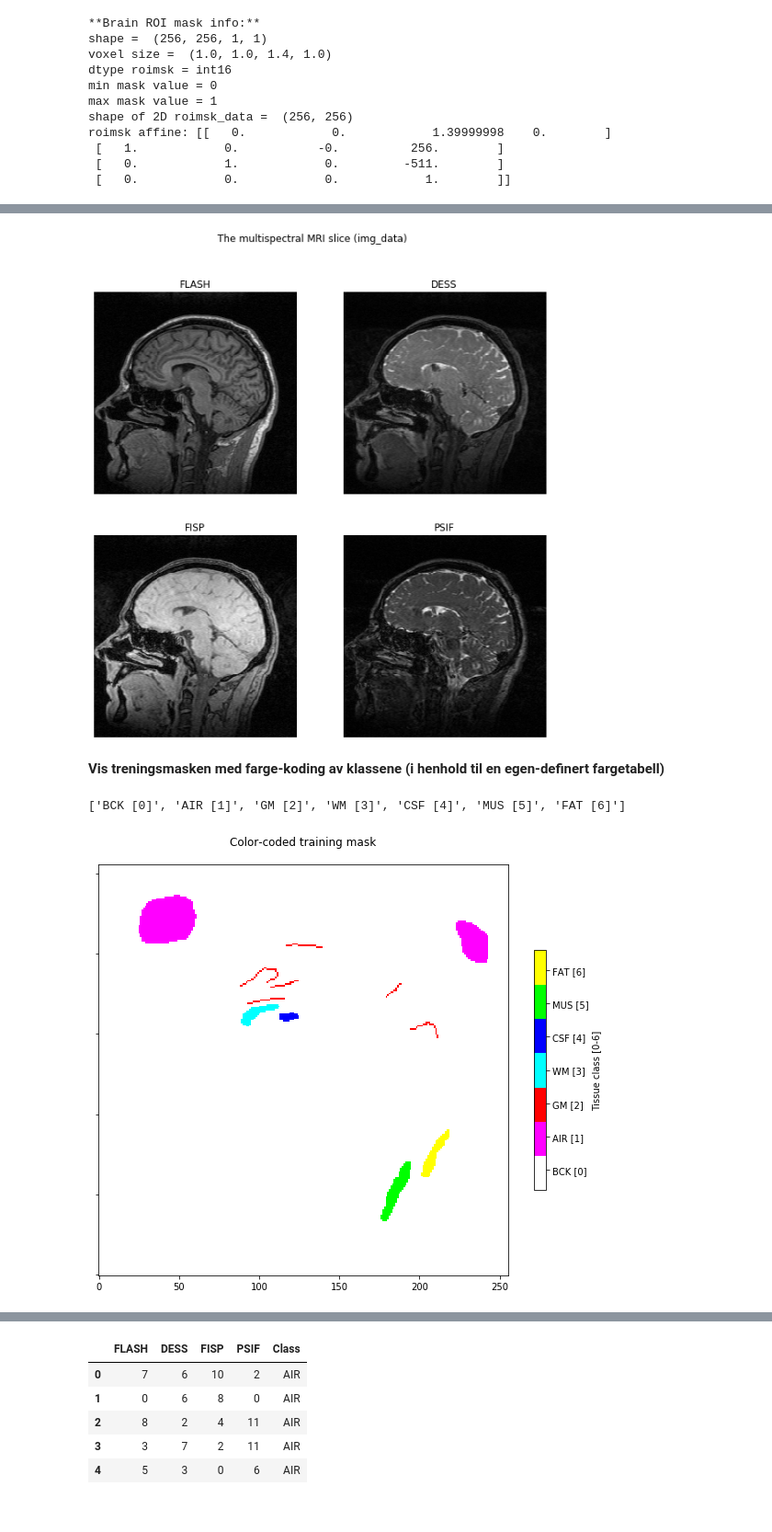
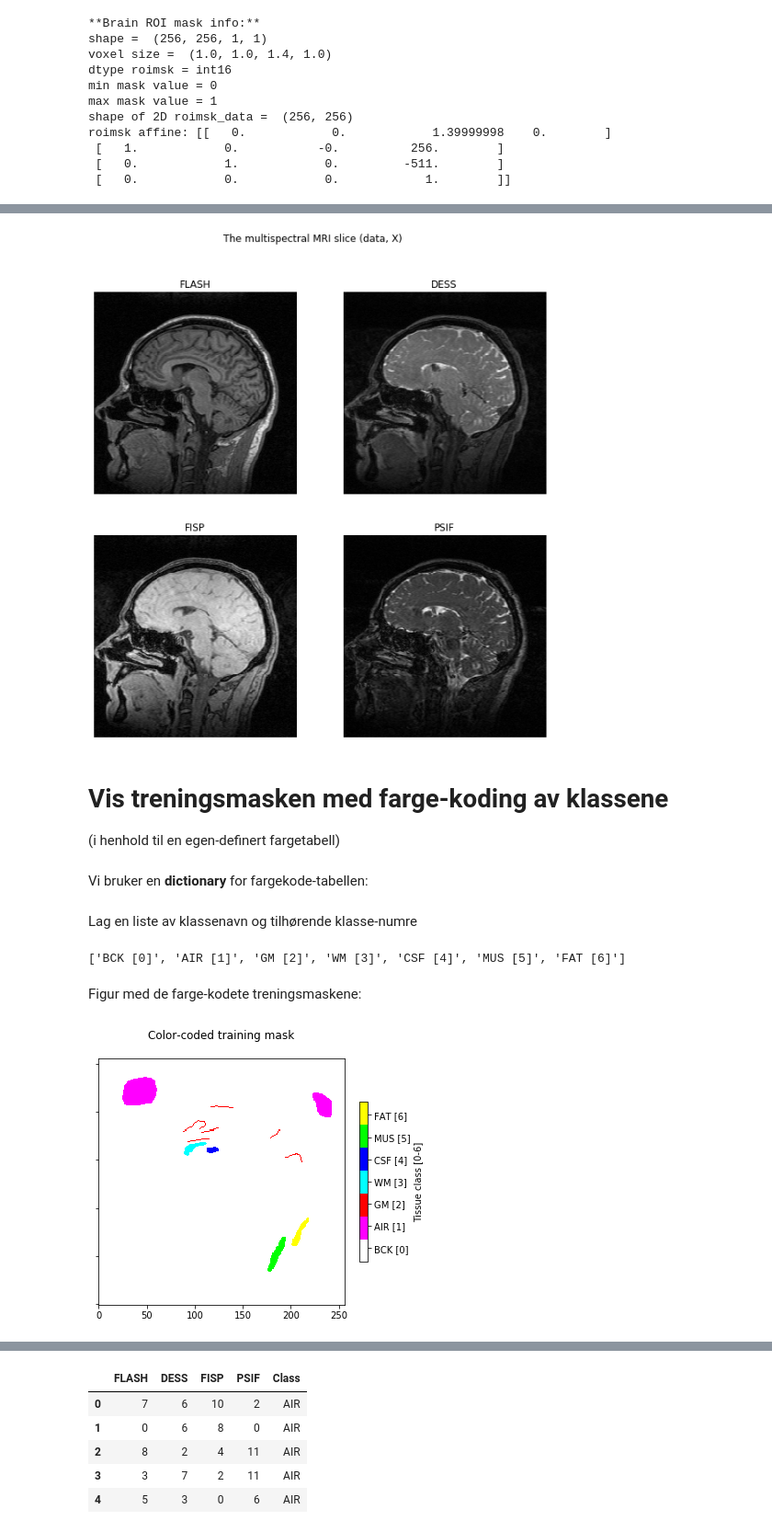
Before and after one commit to arvidl/elmed219-brainage, a Jupyter notebook: nbs/ELMED219-Lab2-Del2d-MRI-Styrt-Vevsklassifikasjon.ipynb, the cells around one changed output, grey strips where cells are left out. Shown at 92% size. Saved outputs shown, nothing was run; the diff lists cells and outputs as text; code cells hidden in the pictures.

```diff
--- a/nbs/ELMED219-Lab2-Del2d-MRI-Styrt-Vevsklassifikasjon.ipynb
+++ b/nbs/ELMED219-Lab2-Del2d-MRI-Styrt-Vevsklassifikasjon.ipynb
@@ -85,7 +101,7 @@ class_names = ['air', 'gm', 'wm', 'csf', 'mus', 'fat']
 # Using nibabel to read the multispectral image (and the training mask)
 fn_multispectral = '../data/mri/multispectral_mri.nii.gz'
 img = nib.load(fn_multispectral)
-fn_tmsk = '../testdata/training_mask_1_6.nii.gz'
+fn_tmsk = '../data/mri/training_mask_1_6.nii.gz'
 tmsk = nib.load(fn_tmsk)
-fn_roimsk = '../testdata/brain_roi_mask.nii.gz'
+fn_roimsk = '../data/mri/brain_roi_mask.nii.gz'
 roimsk = nib.load(fn_roimsk)
@@ -175,17 +191,21 @@ roimsk affine: [[   0.            0.            1.39999998    0.        ]
 fig, axes = plt.subplots(2,2, figsize=(10,10))
 ax = axes.ravel()
 for k, ch in enumerate(chn_names):
-    ax[k].imshow(img_data[:, :, k].T, cmap='gray', origin='lower')
+    ax[k].imshow(data[:, :, k].T, cmap='gray', origin='lower')
     ax[k].set_title(ch)
     ax[k].set(xlabel="")
     ax[k].axis('off')
-plt.suptitle("The multispectral MRI slice (img_data)")
+plt.suptitle("The multispectral MRI slice (data, X)")
 plt.tight_layout
 plt.show()
 # %% [output]
-[figure, old version]
+[figure, new version]
 # %% [markdown]
-**Vis treningsmasken med farge-koding av klassene (i henhold til en egen-definert fargetabell)**
+# Vis treningsmasken med farge-koding av klassene
+
+(i henhold til en egen-definert fargetabell)
+# %% [markdown]
+Vi bruker en **dictionary** for fargekode-tabellen:
 # %%
 import matplotlib
 col_code = {
@@ -202,6 +222,8 @@ ncla = len(cla_names)
 colors = np.array(list(col_code.values()))/255   # scale to interval 0-1
 mycmap = matplotlib.colors.ListedColormap(colors)
 cla_cmap = matplotlib.cm.get_cmap(mycmap, ncla)   # ncla discrete colors
+# %% [markdown]
+Lag en liste av klassenavn og tilhørende klasse-numre
 # %%
 cla_names_num = []
 for i in range(ncla):
@@ -210,25 +232,27 @@ for i in range(ncla):
 cla_names_num
 # %% [output]
 ['BCK [0]', 'AIR [1]', 'GM [2]', 'WM [3]', 'CSF [4]', 'MUS [5]', 'FAT [6]']
+# %% [markdown]
+Figur med de farge-kodete treningsmaskene:
 # %%
-fig, ax = plt.subplots(figsize=(10,12))
+fig, ax = plt.subplots(figsize=(6,8))
 
 cmsk = ax.imshow(tmsk_data[:, :].T)
 clim=cmsk.properties()['clim']
 cax = ax.imshow(tmsk_data[:, :].T, cmap=cla_cmap, origin='lower', clim=clim)
 ax.set_title('Color-coded training mask\n')
 ax.axis('on')
 ax.set_yticklabels("")
 #ax.set_xticklabels("")
 cbar = fig.colorbar(cax, shrink=0.4, label='Tissue class [0-%d]' % clim[1])
 tick_locs = np.linspace(clim[0]+0.5, clim[1]-0.5, ncla)
 cbar.set_ticks(tick_locs)
 cbar.ax.set_yticklabels(cla_names_num)
 plt.tight_layout
 plt.show()
 
 #fig.savefig('%s/prj/ELMED219/results/training_mask_1_6_color_coded.png' % (home),
 #            transparent=False, dpi=300, bbox_inches="tight")
 # %% [output]
-[figure, old version]
+[figure, new version]
 # %% [markdown]
```
Also changed, not shown: parts of 87 cells of this notebook, 15 other files.
